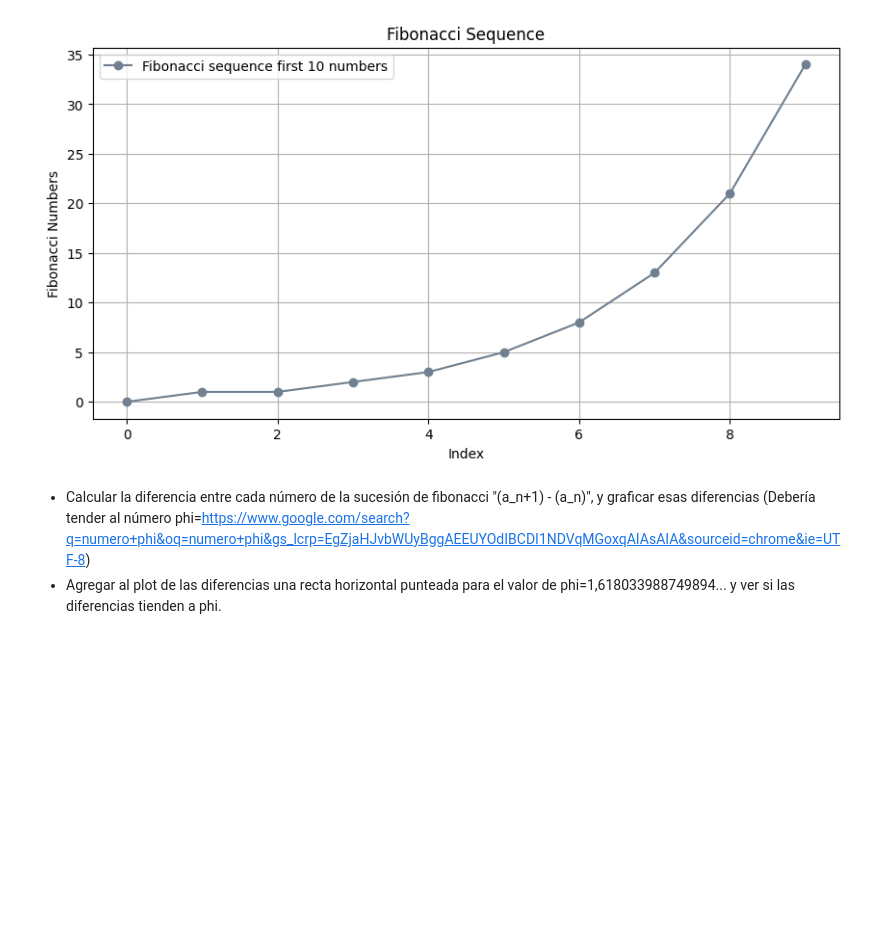
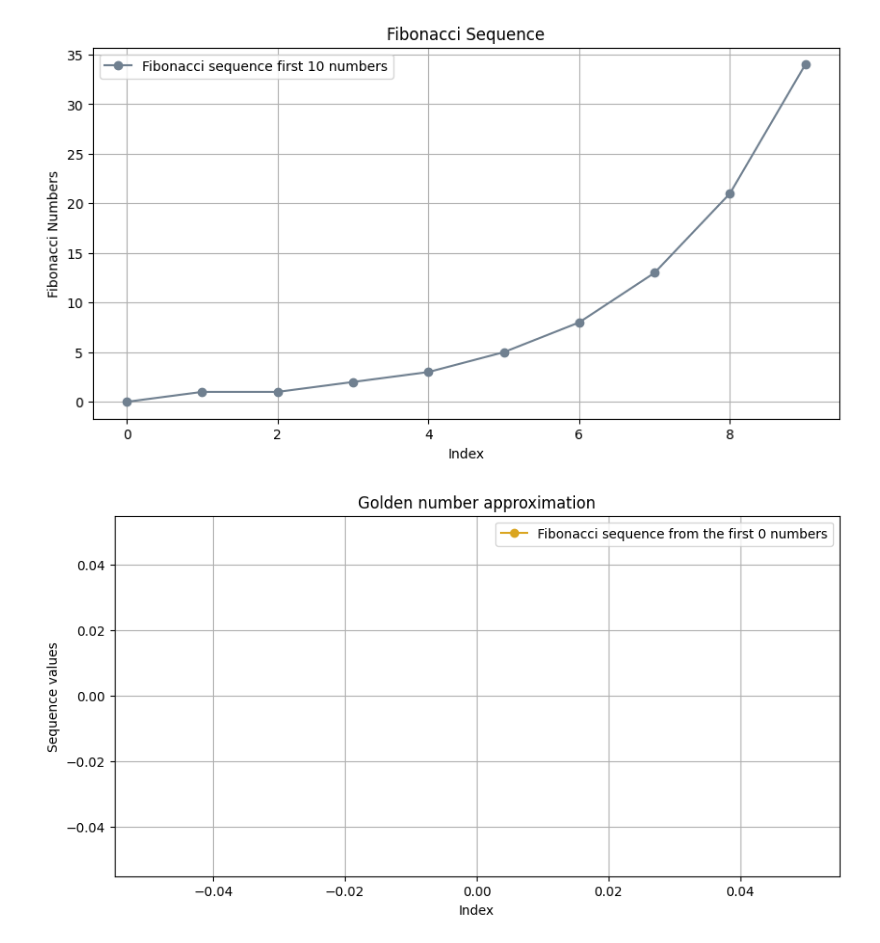
Before and after one commit to andreasoledadguerra/fibonacci_sequence, a Jupyter notebook: fibo.ipynb, the cells around one changed output. Cells and saved outputs as stored; diff of their text form; code cells hidden in the pictures; blank space fills up the shorter version.

```diff
--- a/fibo.ipynb
+++ b/fibo.ipynb
@@ -34,33 +31,30 @@ plt.grid(True)
 plt.show()
 # %% [output]
 [figure]
-# %% [markdown]
-- Calcular la diferencia entre cada número de la sucesión de fibonacci "(a_n+1) - (a_n)", y graficar esas diferencias (Debería tender al número phi=https://www.google.com/search?q=numero+phi&oq=numero+phi&gs_lcrp=EgZjaHJvbWUyBggAEEUYOdIBCDI1NDVqMGoxqAIAsAIA&sourceid=chrome&ie=UTF-8)
-- Agregar al plot de las diferencias una recta horizontal punteada para el valor de phi=1,618033988749894... y ver si las diferencias tienden a phi.
 # %%
-# Me va a convenir llamar 'fibonacci_sequence' como variable (es un lista),
-# para que luego pueda usarla como variable en golden_number()
 import matplotlib.pyplot as plt
 
 def golden_number(fibonacci_sequence_list: list):
     fibonacci_sequence_golden_list = []
     while len(fibonacci_sequence_list) < n:
         # Calculate the next term by subtracting the last two terms
         next_term = fibonacci_sequence_list[-2] - fibonacci_sequence_list[-1]
         fibonacci_sequence_list.append(next_term)
 
     return fibonacci_sequence_golden_list
 
-n = 10
-golden_number_list = golden_number(n)
+
+golden_number_list = golden_number(fibonacci_sequence_list)
 
 plt.figure(figsize=(10,5))
 plt.plot(range(len(golden_number_list)), golden_number_list,
          marker= 'o', linestyle= '-', color= 'goldenrod',
-         label= f'Fibonacci sequence from the first {n} numbers')
+         label= f'Fibonacci sequence from the first {len(golden_number_list)} numbers')
 plt.xlabel("Index")
-plt.ylabel("Fibonacci's sequence list")
+plt.ylabel("Sequence values")
 plt.title("Golden number approximation")
 plt.legend()
-plt.grid()
+plt.grid(True)
 plt.show()
+# %% [output]
+[figure, added]
```
Also changed, not shown: parts of 1 cell of this notebook.
